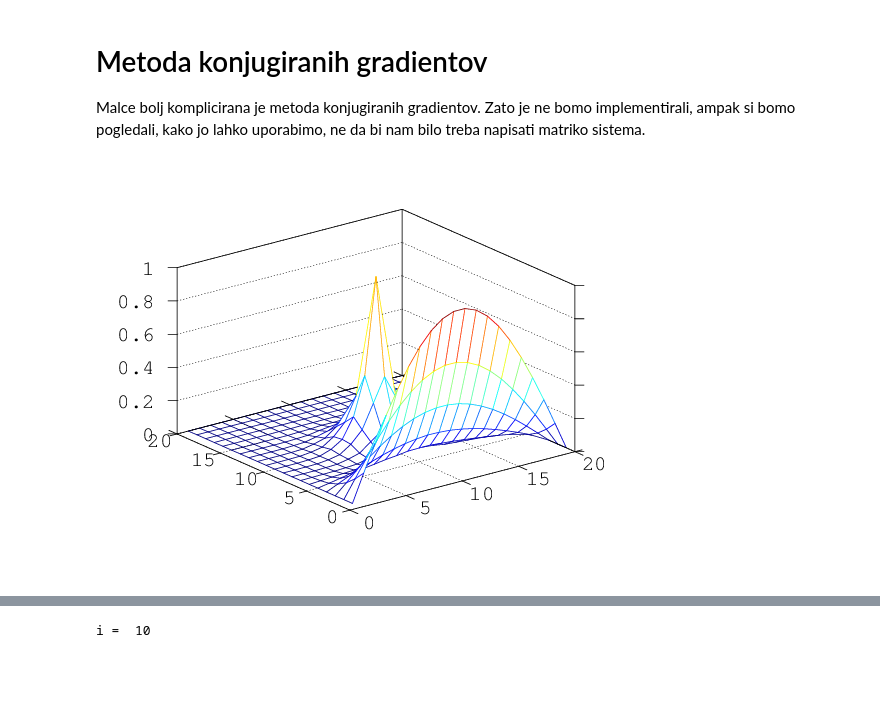
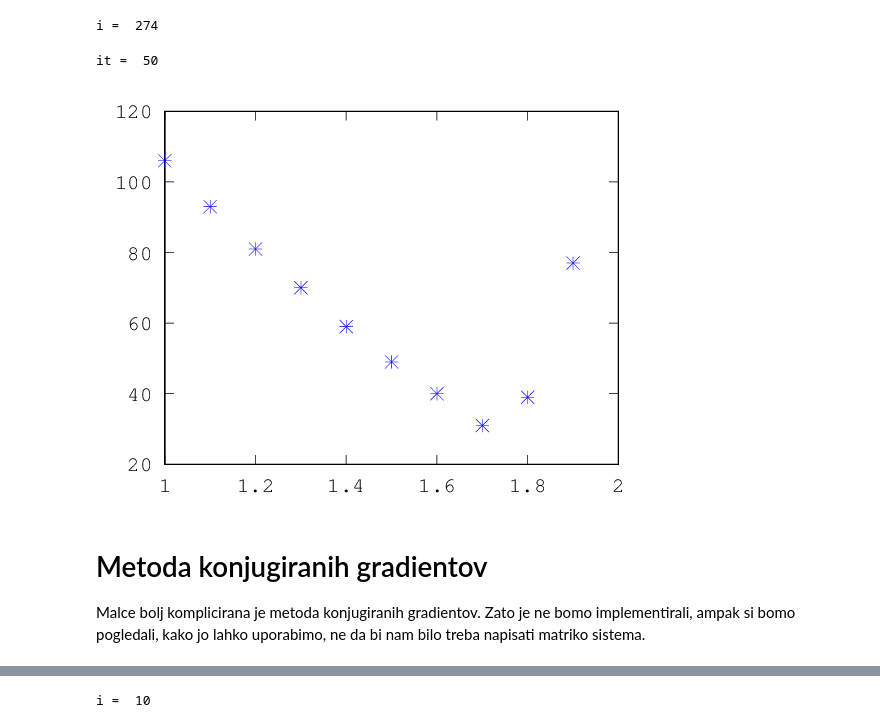
Before and after one commit to mrcinv/nummat, a Jupyter notebook: vaja04_minimalCG/Iterativne metode.ipynb, the cells around one changed output, grey strips where cells are left out. Drawn from its saved outputs; the diff is of its cells as text; code cells hidden in the pictures; blank space fills up the shorter version.

```diff
--- a/vaja04_minimalCG/Iterativne metode.ipynb
+++ b/vaja04_minimalCG/Iterativne metode.ipynb
@@ -45,3 +44,21 @@ i =  10
+# %%
+[U,i] = gs(U0,2000,1e-5); i
+# %% [output]
+i =  274
+# %%
+[U,it] = sor(U0,1.7,2000,1e-5); it
+# %% [output]
+it =  50
+# %%
+omega = linspace(1,1.9,10);
+iter = zeros(size(omega));
+for i = 1:10
+  [U,it] = sor(U0,omega(i),2000,1e-3);
+  iter(i) = it;
+end
+plot(omega,iter,'*')
+# %% [output]
+[figure, added]
 # %% [markdown]
 # Metoda konjugiranih gradientov
 Malce bolj komplicirana je metoda konjugiranih gradientov. Zato je ne bomo implementirali, ampak si bomo pogledali, kako jo lahko uporabimo, ne da bi nam bilo treba napisati matriko sistema.
@@ -73,8 +68,0 @@ endfunction
-# %%
-X0 = zeros(20);
-X0(1,:) = sin(linspace(0,pi,20));
-X0(10,10)=1;
-[X,i] = milnica_CG(X0,1e-6,10);
-mesh(X)
-# %% [output]
-[figure, removed]
```
Also changed, not shown: parts of 11 cells of this notebook, 1 other file.
